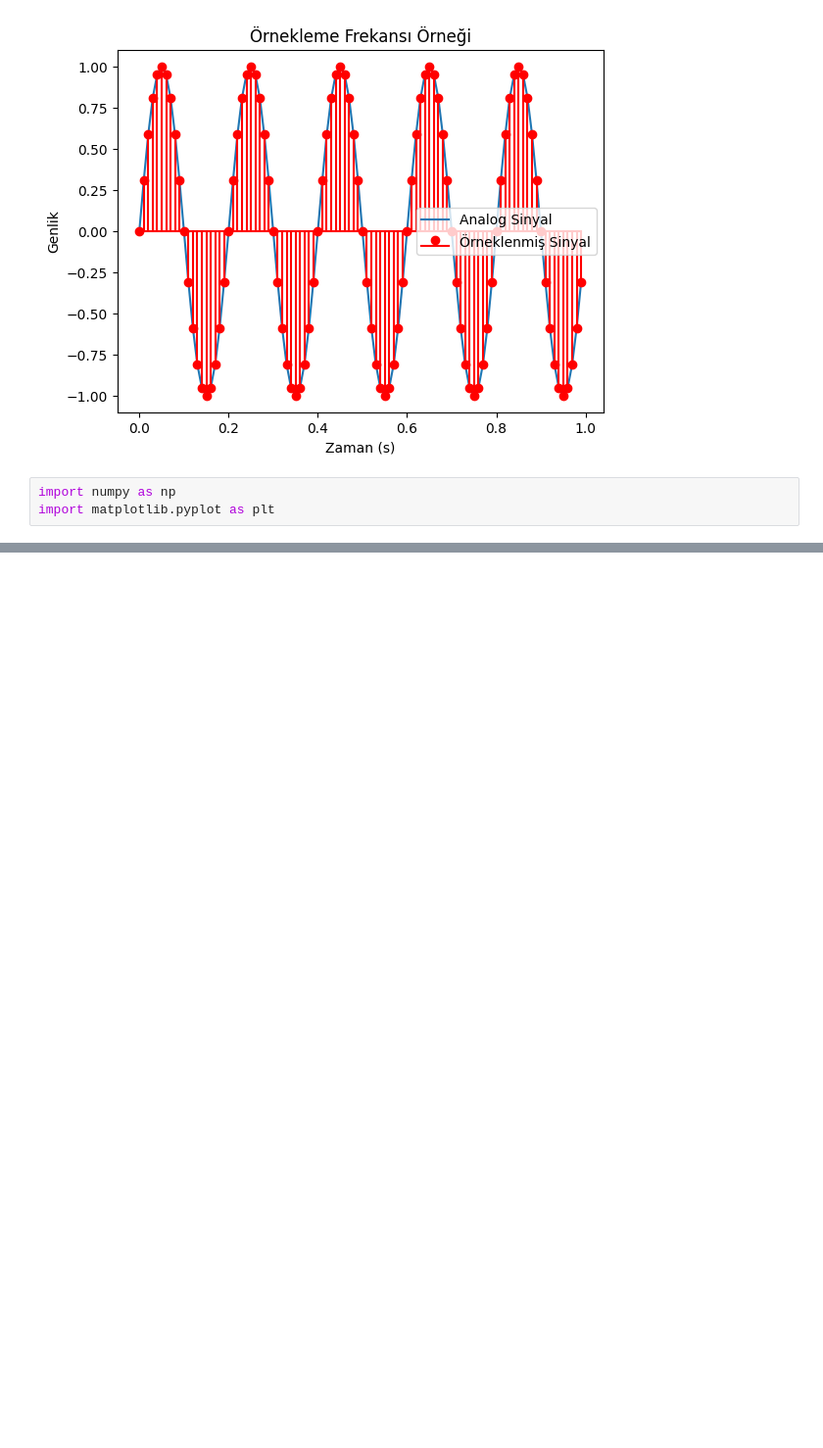
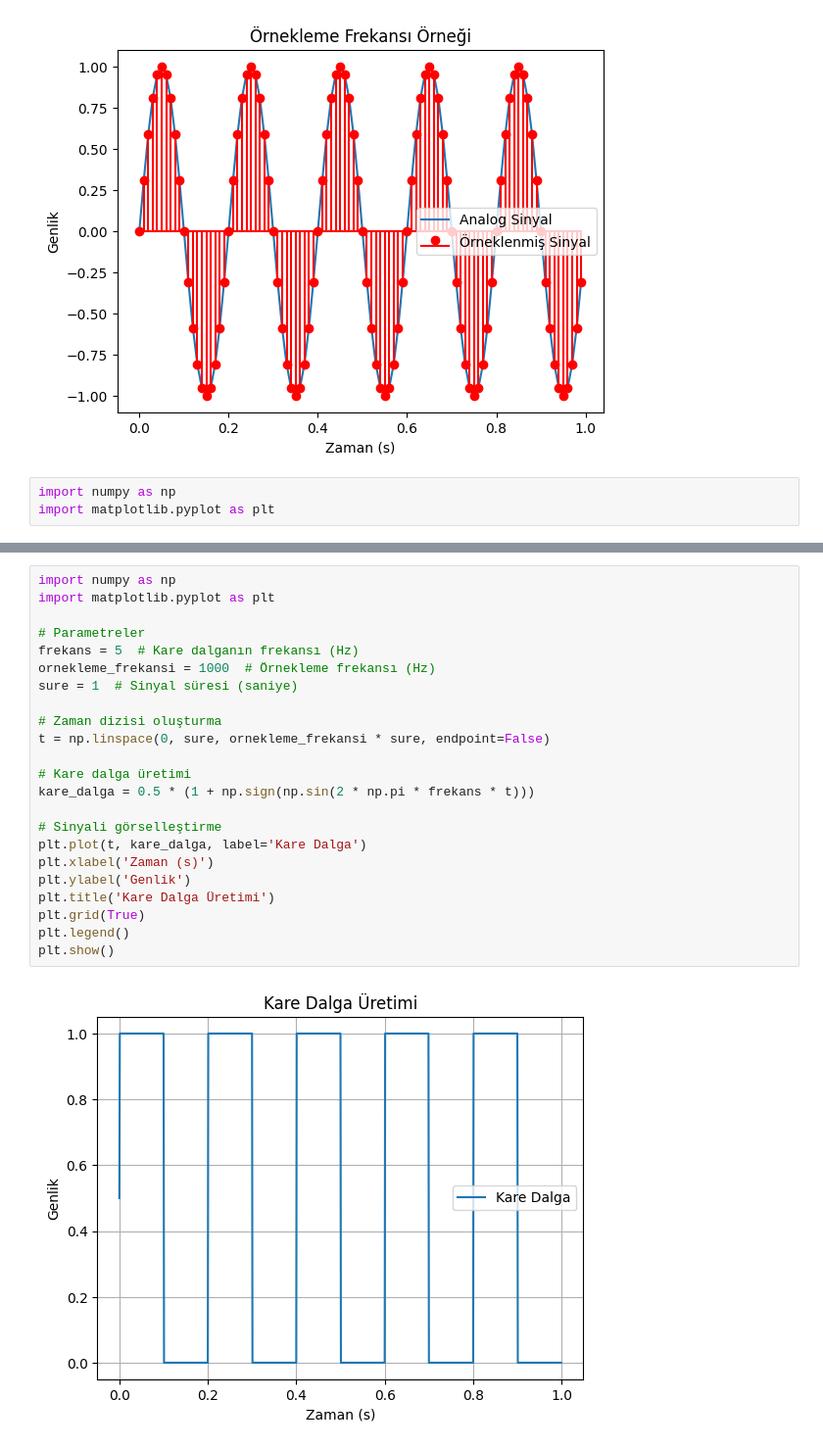
Before and after one commit to OmerFaruk-Celik/AMKS_AUV_ATILAY, a Jupyter notebook: FM.ipynb, the cells around one changed output, grey strips where cells are left out. Shown at 98% size. Saved outputs shown, nothing was run; the diff lists cells and outputs as text; blank space fills up the shorter version.

```diff
--- a/FM.ipynb
+++ b/FM.ipynb
@@ -86,0 +87,25 @@ plt.plot(data)
+# %%
+import numpy as np
+import matplotlib.pyplot as plt
+
+# Parametreler
+frekans = 5  # Kare dalganın frekansı (Hz)
+ornekleme_frekansi = 1000  # Örnekleme frekansı (Hz)
+sure = 1  # Sinyal süresi (saniye)
+
+# Zaman dizisi oluşturma
+t = np.linspace(0, sure, ornekleme_frekansi * sure, endpoint=False)
+
+# Kare dalga üretimi
+kare_dalga = 0.5 * (1 + np.sign(np.sin(2 * np.pi * frekans * t)))
+
+# Sinyali görselleştirme
+plt.plot(t, kare_dalga, label='Kare Dalga')
+plt.xlabel('Zaman (s)')
+plt.ylabel('Genlik')
+plt.title('Kare Dalga Üretimi')
+plt.grid(True)
+plt.legend()
+plt.show()
+# %% [output]
+[figure, added]
```
Also changed, not shown: parts of 2 cells of this notebook.
